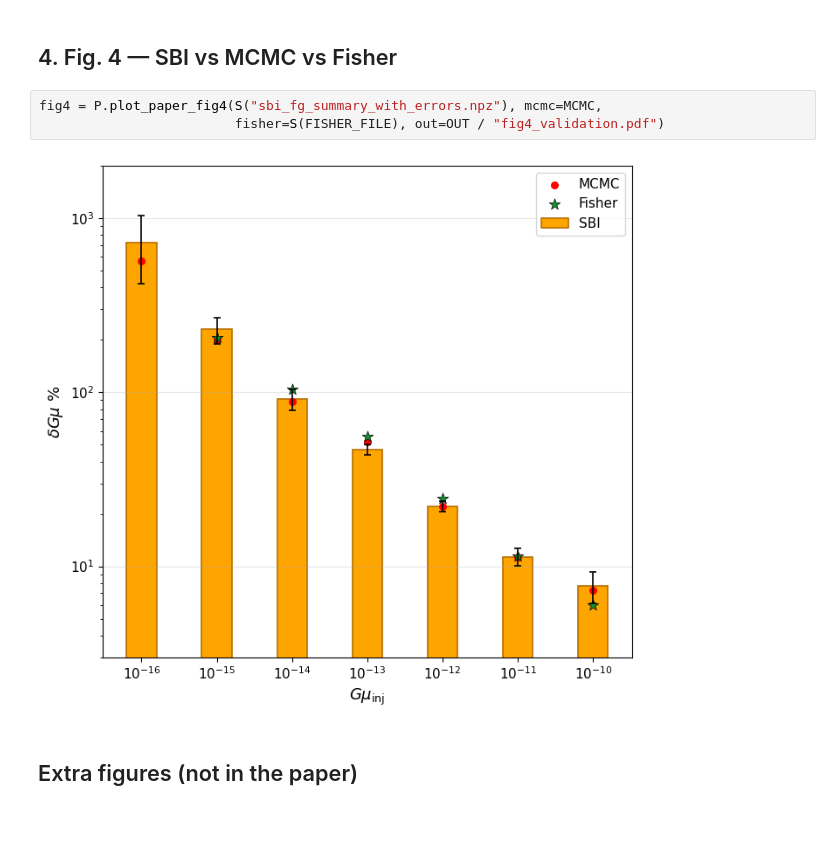
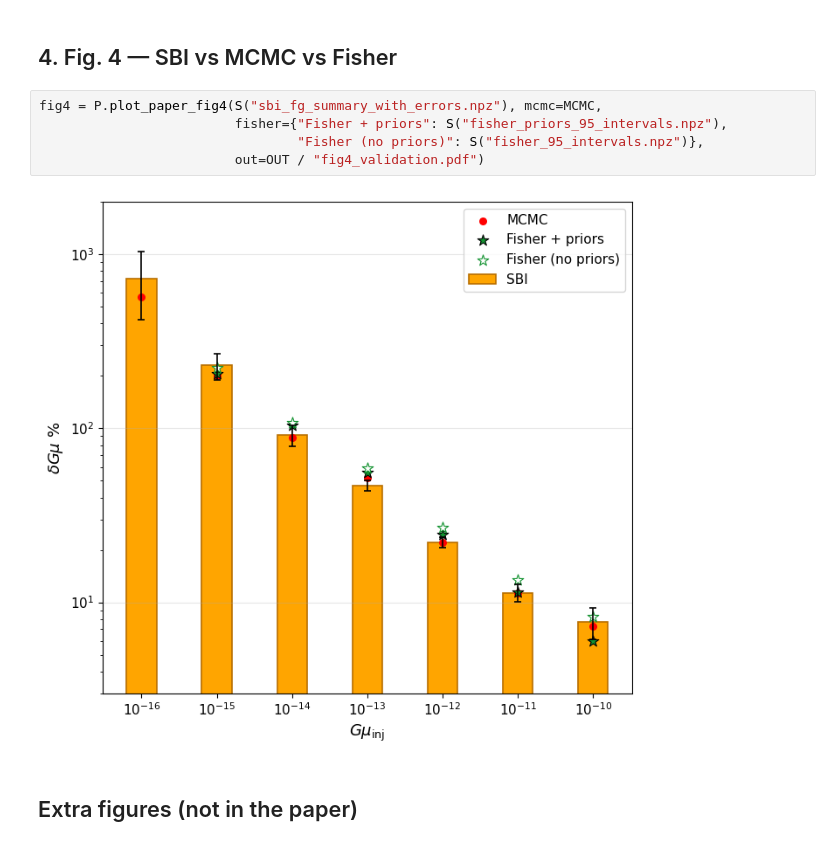
Before and after one commit to AndronikiDimitriou/GWBackFinder-foregrounds, a Jupyter notebook: examples/paper_figures.ipynb, the cells around one changed output. Drawn from its saved outputs; the diff is of its cells as text.

Commit message:
Fig. 4: show Fisher with and without foreground priors
Co-Authored-By: Claude Opus 5.5 <noreply@anthropic.com>

```diff
--- a/examples/paper_figures.ipynb
+++ b/examples/paper_figures.ipynb
@@ -129,9 +129,11 @@ fig3 = P.plot_paper_fig3(S("sbi_nofg_summary_with_errors.npz"), S("sbi_gbexb_sum
 ## 4. Fig. 4 — SBI vs MCMC vs Fisher
 # %%
 fig4 = P.plot_paper_fig4(S("sbi_fg_summary_with_errors.npz"), mcmc=MCMC,
-                         fisher=S(FISHER_FILE), out=OUT / "fig4_validation.pdf")
+                         fisher={"Fisher + priors": S("fisher_priors_95_intervals.npz"),
+                                 "Fisher (no priors)": S("fisher_95_intervals.npz")},
+                         out=OUT / "fig4_validation.pdf")
 # %% [output]
-[figure, old version]
+[figure, new version]
 # %% [markdown]
 ## Extra figures (not in the paper)
 # %%
```
Also changed, not shown: 7 other files.
